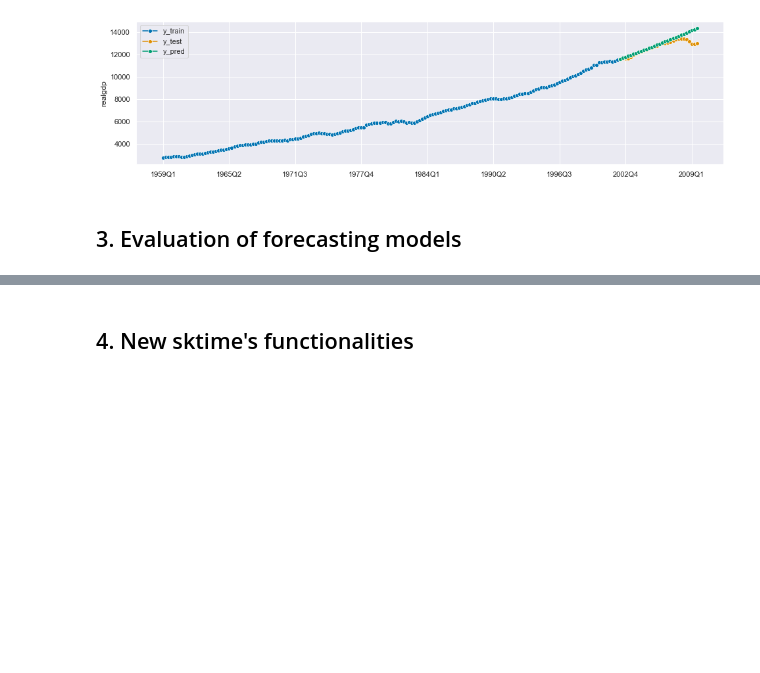
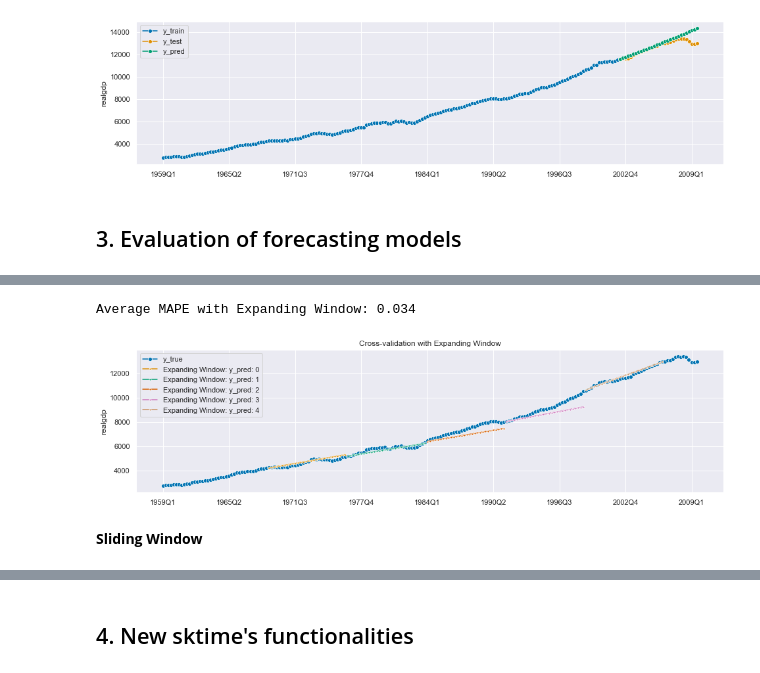
Before and after one commit to joanlenczuk/sktime_article, a Jupyter notebook: Sktime overview.ipynb, the cells around one changed output, grey strips where cells are left out. Cells and saved outputs as stored; diff of their text form; code cells hidden in the pictures; blank space fills up the shorter version.

Commit message:
Add cross-validation

```diff
--- a/Sktime overview.ipynb
+++ b/Sktime overview.ipynb
@@ -186,0 +260,4 @@ MASE: 4.712
+# %%
+forecaster = AutoARIMA(sp=4)
+cv = ExpandingWindowSplitter(step_length=30, fh=list(range(1,31)), initial_window=40)
+df = evaluate(forecaster=forecaster, y=y, cv=cv, strategy="update", return_data=True, scoring = MeanAbsolutePercentageError(symmetric=True))
@@ -186,0 +273,18 @@ MASE: 4.712
+# %%
+fig, ax = plot_series(
+    y,
+    df["y_pred"].iloc[0],
+    df["y_pred"].iloc[1],
+    df["y_pred"].iloc[2],
+    df["y_pred"].iloc[3],
+    df["y_pred"].iloc[4],
+    markers=["o", *["."]*5],
+    labels=["y_true"] + [f"Expanding Window: y_pred: {x}" for x in range(5)]
+)
+print(f"Average MAPE with Expanding Window: {round(df['test_MeanAbsolutePercentageError'].mean(), 3)}")
+plt.title('Cross-validation with Expanding Window');
+# %% [output]
+Average MAPE with Expanding Window: 0.034
+[figure, added]
+# %% [markdown]
+**Sliding Window**
```
Also changed, not shown: parts of 24 cells of this notebook.
